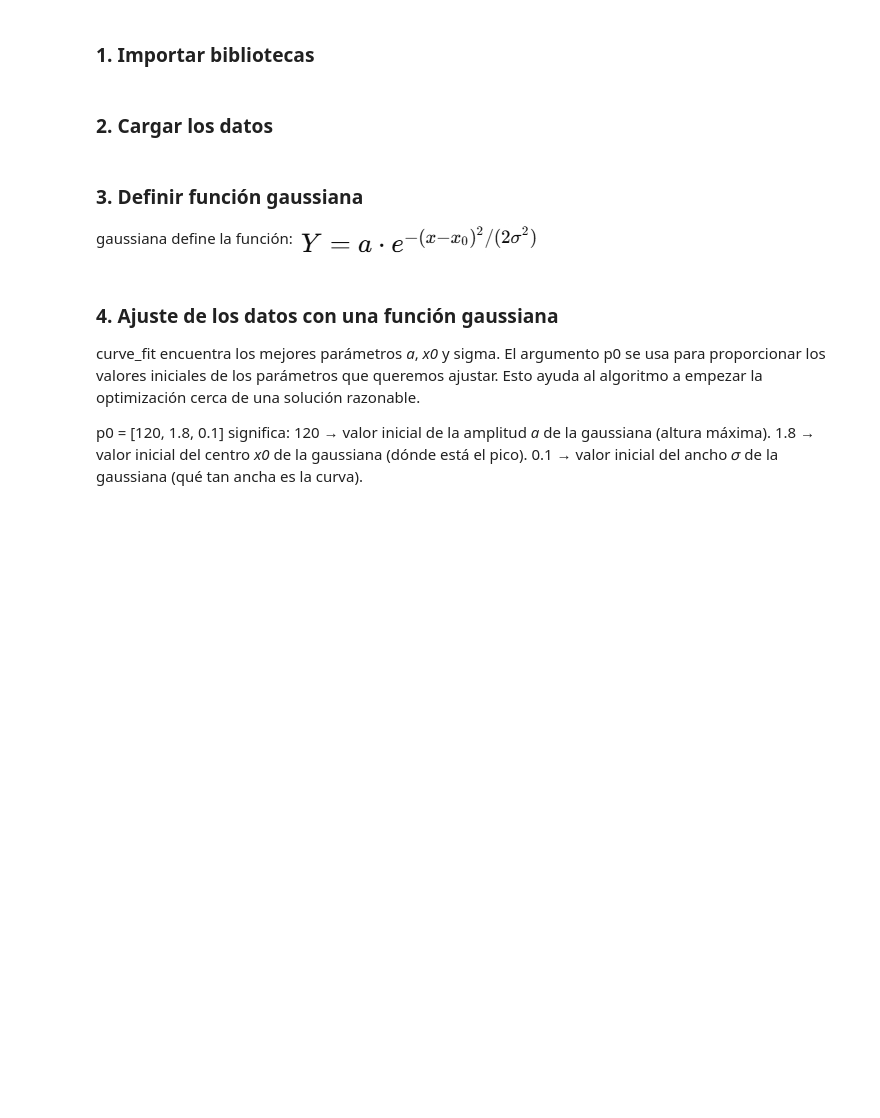
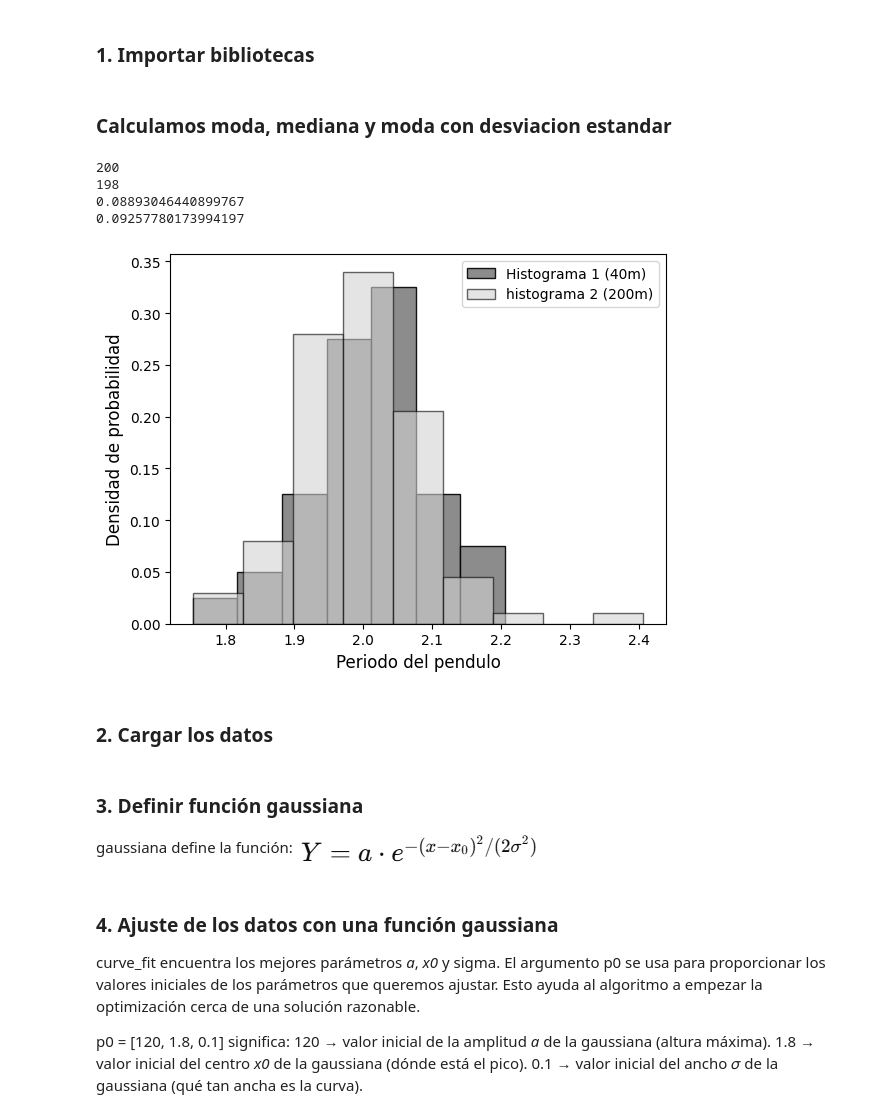
Before and after one commit to jerovernay/Laboratorio1, a Jupyter notebook: Tp1/Tp1_2.ipynb, the cells around one changed output. Cells and saved outputs as stored; diff of their text form; code cells hidden in the pictures; blank space fills up the shorter version.

```diff
--- a/Tp1/Tp1_2.ipynb
+++ b/Tp1/Tp1_2.ipynb
@@ -9,3 +12,50 @@ from scipy.optimize import curve_fit  ## para el ajuste
+# %% [markdown]
+### Calculamos moda, mediana y moda con desviacion estandar
+# %%
+datos_pedro = np.loadtxt('tiempos200_pedro.txt')
+datos_jero = np.loadtxt('tiempos200_jero.txt')
+
+P = len(datos_pedro)
+J = len(datos_jero)
+
+print(P)
+print(J)
+
+datos_40_pedro = rd.sample(list(datos_pedro), 40)
+datos_40_jero = rd.sample(list(datos_jero), 40)
+
+std_pedro = np.std(datos_40_pedro)
+std_jero = np.std(datos_40_jero)
+
+print(std_pedro)
+print(std_jero)
+
+# Nos quedamos con el de pedro
+# %% [output]
+200
+198
+0.08893046440899767
+0.09257780173994197
+# %%
+# Realizamos el histograma
+
+alturas_40 , bins01 = np.histogram(datos_40_pedro, bins = 'sturges')
+frecuencias_40 = alturas_40 / len(datos_40_pedro)
+ancho_de_bin_01 = bins01[1] - bins01[0]
+
+alturas_200, bins_02, = np.histogram(datos_pedro, bins = 'sturges')
+frecuencias_200 = alturas_200 / len(datos_pedro)
+ancho_de_bin_02 = bins_02[1] - bins_02[0]
+
+plt.bar(bins01[:-1], frecuencias_40, align='edge', width=ancho_de_bin_01, alpha=0.9, label='Histograma 1 (40m)', color='gray', edgecolor='black' )
+plt.bar(bins_02[:-1], frecuencias_200, align='edge', width=ancho_de_bin_02, alpha=0.6, label='histograma 2 (200m)', color='lightgray', edgecolor='black' )
+plt.legend()
+#plt.grid(True)
+plt.xlabel('Periodo del pendulo', fontsize=12)
+plt.ylabel('Densidad de probabilidad', fontsize=12)
+plt.show()
+# %% [output]
+[figure, added]
 # %% [markdown]
 ### **2. Cargar los datos**
 # %%
```
Also changed, not shown: parts of 1 cell of this notebook.
